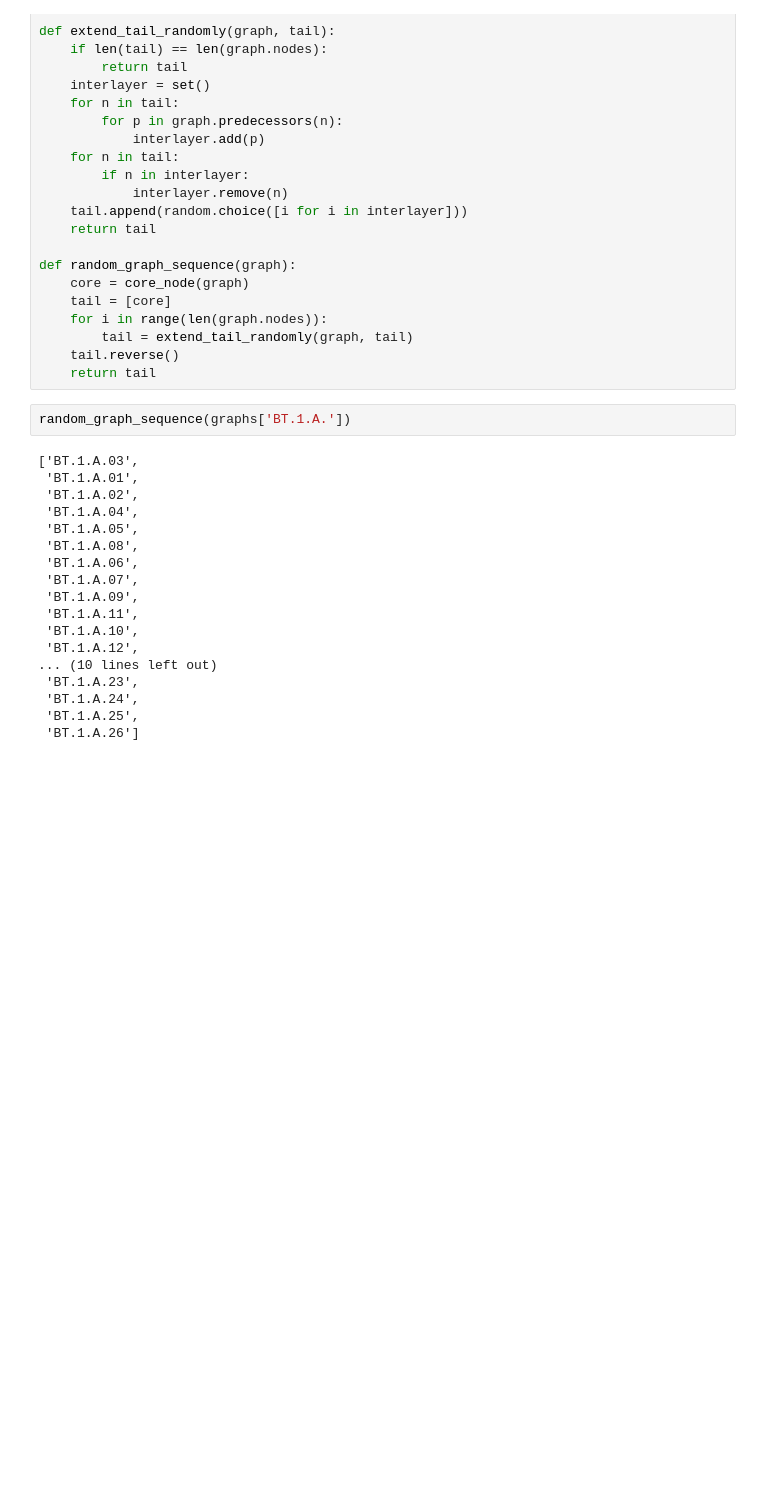
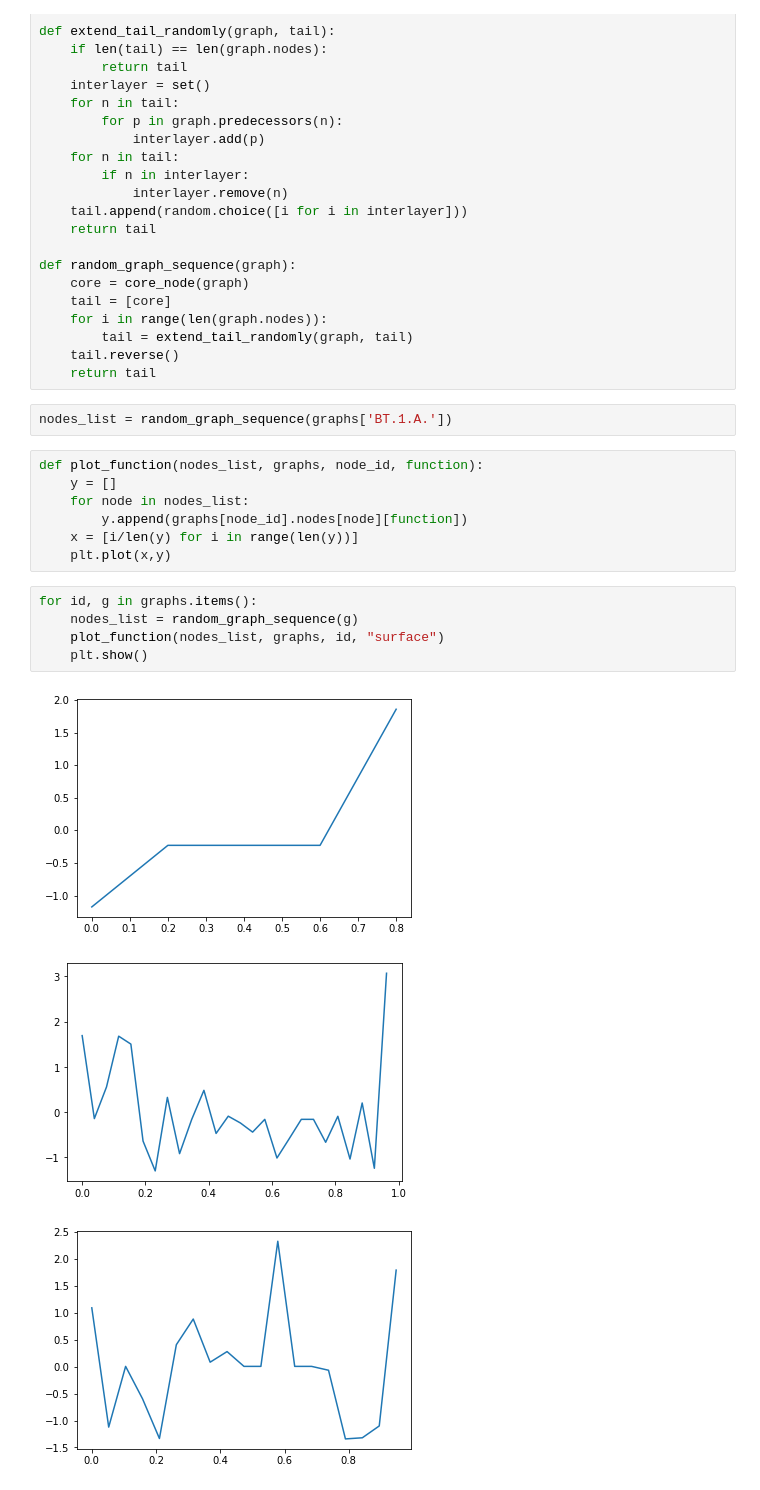
Before and after one commit to MATH-Hackathon-23-24/P2-Geometric-Learning, a Jupyter notebook: properties_and_sequence.ipynb, the cells around one changed output. Saved outputs shown, nothing was run; the diff lists cells and outputs as text; blank space fills up the shorter version.

Commit message:
add plotting of functions per sequence

```diff
--- a/properties_and_sequence.ipynb
+++ b/properties_and_sequence.ipynb
@@ -142,22 +144,20 @@ def random_graph_sequence(graph):
     tail.reverse()
     return tail
 # %%
-random_graph_sequence(graphs['BT.1.A.'])
+nodes_list = random_graph_sequence(graphs['BT.1.A.'])
-# %% [output]
-['BT.1.A.03',
- 'BT.1.A.01',
- 'BT.1.A.02',
- 'BT.1.A.04',
- 'BT.1.A.05',
- 'BT.1.A.08',
- 'BT.1.A.06',
- 'BT.1.A.07',
- 'BT.1.A.09',
- 'BT.1.A.11',
- 'BT.1.A.10',
- 'BT.1.A.12',
-... (10 lines left out)
- 'BT.1.A.23',
- 'BT.1.A.24',
- 'BT.1.A.25',
- 'BT.1.A.26']
+# %%
+def plot_function(nodes_list, graphs, node_id, function):
+    y = []
+    for node in nodes_list:
+        y.append(graphs[node_id].nodes[node][function])
+    x = [i/len(y) for i in range(len(y))]
+    plt.plot(x,y)
+# %%
+for id, g in graphs.items():
+    nodes_list = random_graph_sequence(g)
+    plot_function(nodes_list, graphs, id, "surface")
+    plt.show()
+# %% [output]
+[figure, added]
+[figure, added]
+[figure, added]
```
Also changed, not shown: parts of 3 cells of this notebook.
